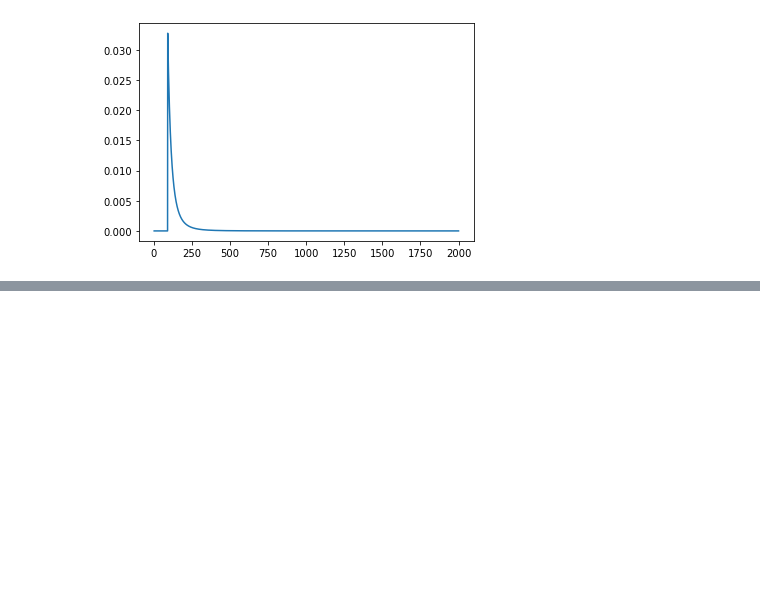
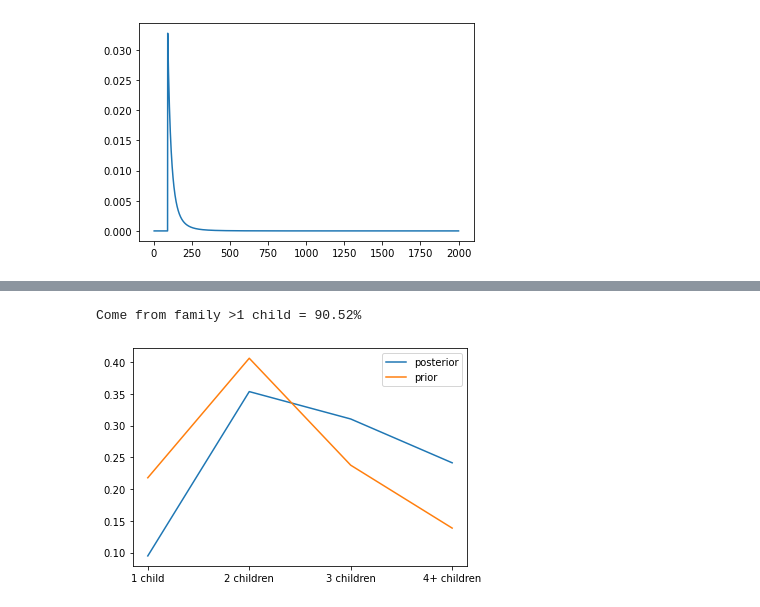
Before and after one commit to WHITSNAK/think_bayes, a Jupyter notebook: chapter-5-estimating-counts.ipynb, the cells around one changed output, grey strips where cells are left out. Cells and saved outputs as stored; diff of their text form; code cells hidden in the pictures; blank space fills up the shorter version.

```diff
--- a/chapter-5-estimating-counts.ipynb
+++ b/chapter-5-estimating-counts.ipynb
@@ -33,0 +89,22 @@ print((hypos * posterior).sum())
+# %%
+"""
+prior: given
+likelihood: each cohort is proportionally more likely to be picked based on the # of children
+"""
+
+from scipy.stats import binom
+
+hypos = ['1 child', '2 children', '3 children', '4+ children']
+prior = np.array([22., 41., 24., 14.])
+prior /= prior.sum()
+likelihood = np.array([1., 2., 3., 4.])
+posterior = prior * likelihood
+posterior /= posterior.sum()
+
+plt.plot(hypos, posterior, label='posterior')
+plt.plot(hypos, prior, label='prior')
+plt.legend()
+print('Come from family >1 child = %.2f%%' % ((1-posterior[0])*100))
+# %% [output]
+Come from family >1 child = 90.52%
+[figure, added]
```
Also changed, not shown: parts of 3 cells of this notebook.
